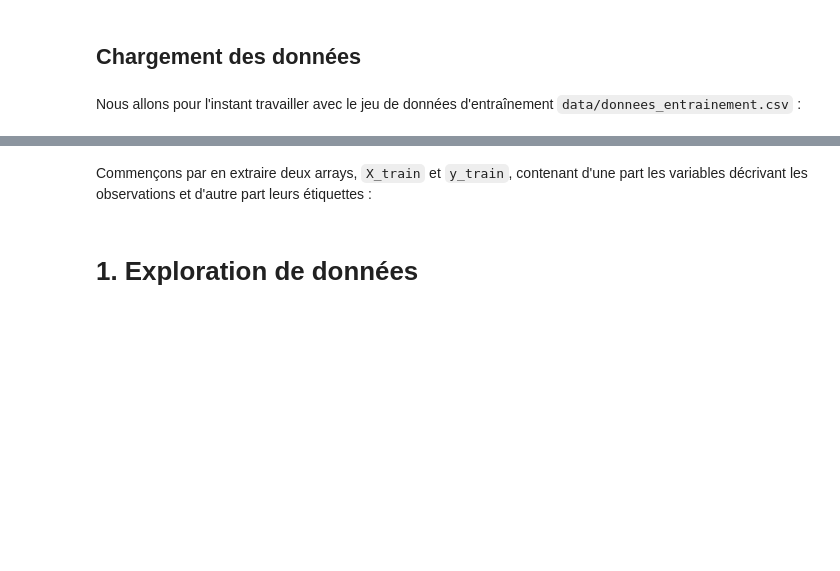
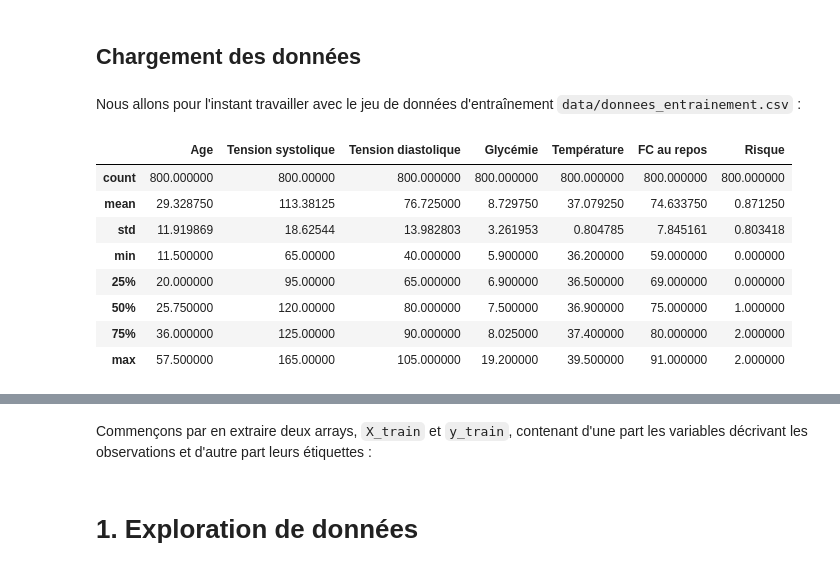
Before and after one commit to bavrillon/Projets_UE21, a Jupyter notebook: DATA/Projet_GR28.ipynb, the cells around one changed output, grey strips where cells are left out. Drawn from its saved outputs; the diff is of its cells as text; code cells hidden in the pictures; blank space fills up the shorter version.

```diff
--- a/DATA/Projet_GR28.ipynb
+++ b/DATA/Projet_GR28.ipynb
@@ -54,3 +54,16 @@ np.random.seed(19)
 Nous allons pour l'instant travailler avec le jeu de données d'entraînement `data/donnees_entrainement.csv` :
 # %%
 df_train = pd.read_csv('data/donnees_entrainement.csv')
+# %%
+# Apperçu de la base de données
+df_train.describe()
+# %% [output]
+|  | Age | Tension systolique | Tension diastolique | Glycémie | Température | FC au repos | Risque |
+| count | 800.000000 | 800.00000 | 800.000000 | 800.000000 | 800.000000 | 800.000000 | 800.000000 |
+| mean | 29.328750 | 113.38125 | 76.725000 | 8.729750 | 37.079250 | 74.633750 | 0.871250 |
+| std | 11.919869 | 18.62544 | 13.982803 | 3.261953 | 0.804785 | 7.845161 | 0.803418 |
+| min | 11.500000 | 65.00000 | 40.000000 | 5.900000 | 36.200000 | 59.000000 | 0.000000 |
+| 25% | 20.000000 | 95.00000 | 65.000000 | 6.900000 | 36.500000 | 69.000000 | 0.000000 |
+| 50% | 25.750000 | 120.00000 | 80.000000 | 7.500000 | 36.900000 | 75.000000 | 1.000000 |
+| 75% | 36.000000 | 125.00000 | 90.000000 | 8.025000 | 37.400000 | 80.000000 | 2.000000 |
+| max | 57.500000 | 165.00000 | 105.000000 | 19.200000 | 39.500000 | 91.000000 | 2.000000 |
```
Also changed, not shown: parts of 10 cells of this notebook.
